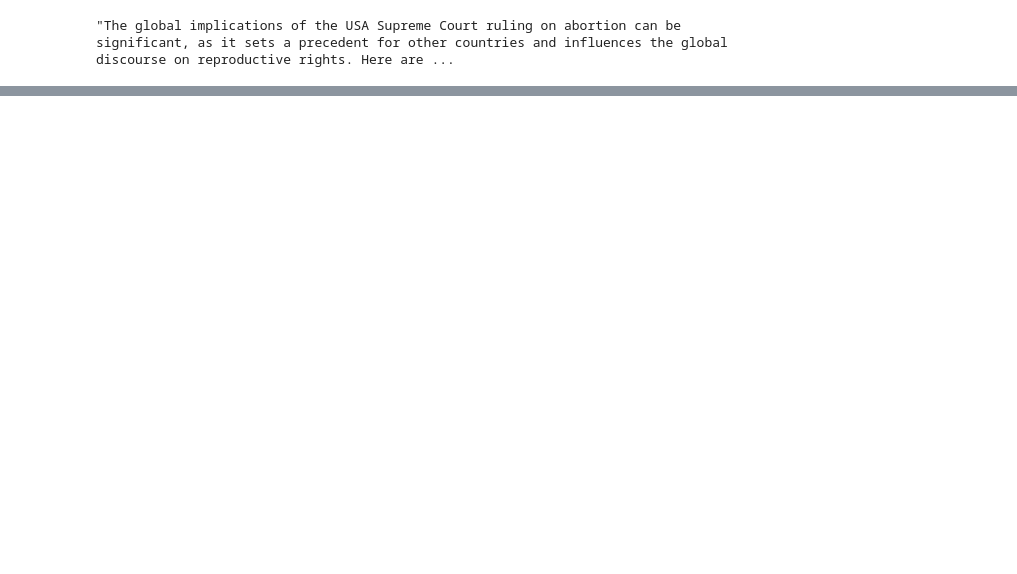
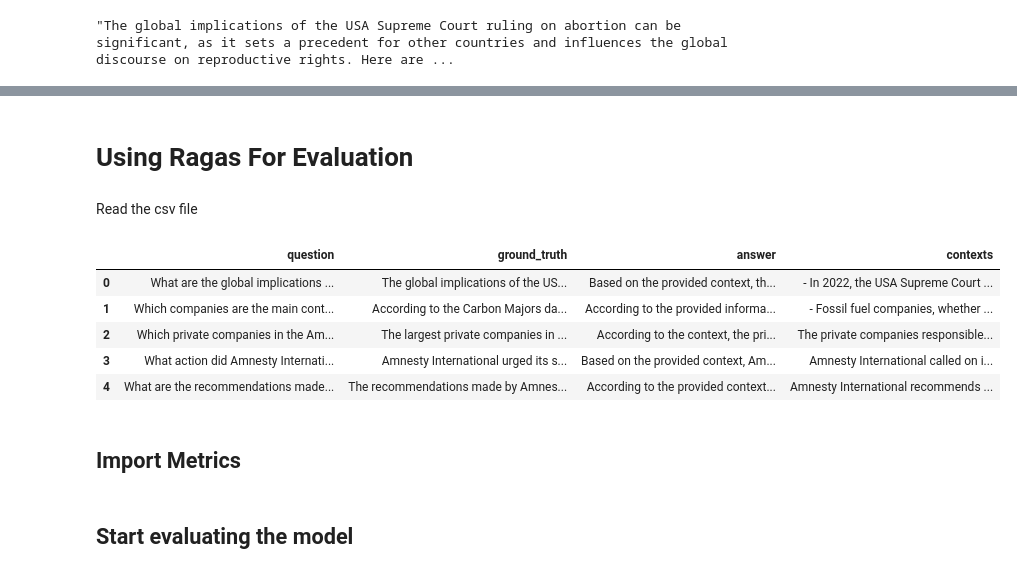
Before and after one commit to Ay0ubN0uri/Question-generation-and-long-form-answers, a Jupyter notebook: model/llm_evaluation.ipynb, the cells around one changed output, grey strips where cells are left out. Cells and saved outputs as stored; diff of their text form; code cells hidden in the pictures; blank space fills up the shorter version.

```diff
--- a/model/llm_evaluation.ipynb
+++ b/model/llm_evaluation.ipynb
@@ -156,0 +161,16 @@ pd.read_csv("gpt_responses.csv")
+# %% [markdown]
+# Using Ragas For Evaluation
+# %% [markdown]
+Read the csv file
+# %%
+df = pd.read_csv('results\\llama3_question_answering_responses.csv')
+df.head()
+# %% [output]
+|  | question | ground_truth | answer | contexts |
+| 0 | What are the global implications ... | The global implications of the US... | Based on the provided context, th... | - In 2022, the USA Supreme Court ... |
+| 1 | Which companies are the main cont... | According to the Carbon Majors da... | According to the provided informa... | - Fossil fuel companies, whether ... |
+| 2 | Which private companies in the Am... | The largest private companies in ... | According to the context, the pri... | The private companies responsible... |
+| 3 | What action did Amnesty Internati... | Amnesty International urged its s... | Based on the provided context, Am... | Amnesty International called on i... |
+| 4 | What are the recommendations made... | The recommendations made by Amnes... | According to the provided context... | Amnesty International recommends ... |
+# %% [markdown]
+## Import Metrics
@@ -156,0 +192,2 @@ pd.read_csv("gpt_responses.csv")
+# %% [markdown]
+## Start evaluating the model
```
Also changed, not shown: parts of 28 cells of this notebook, 10 other files.
